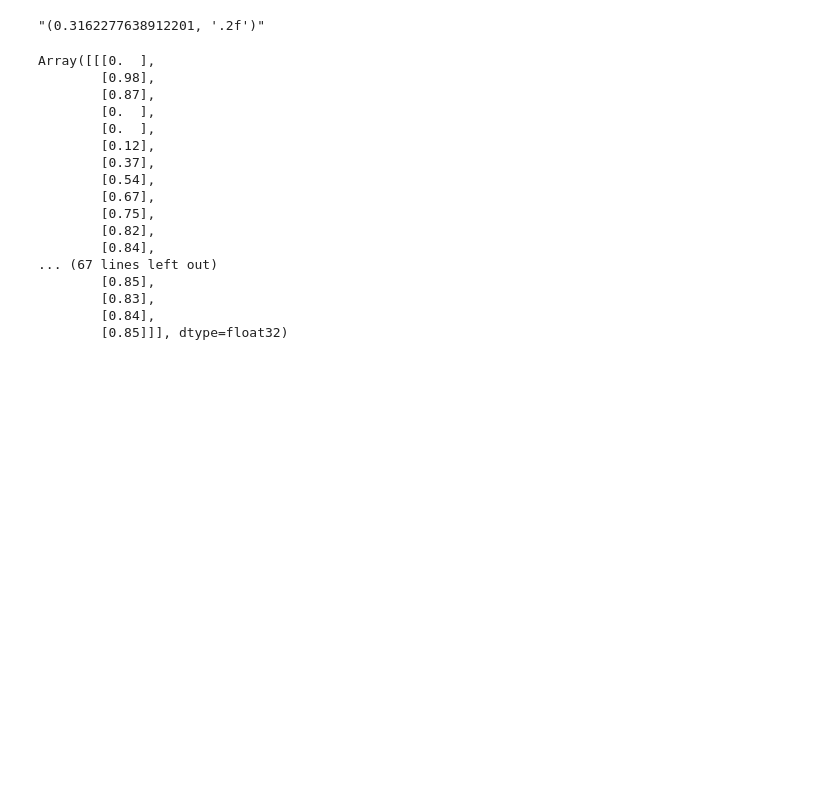
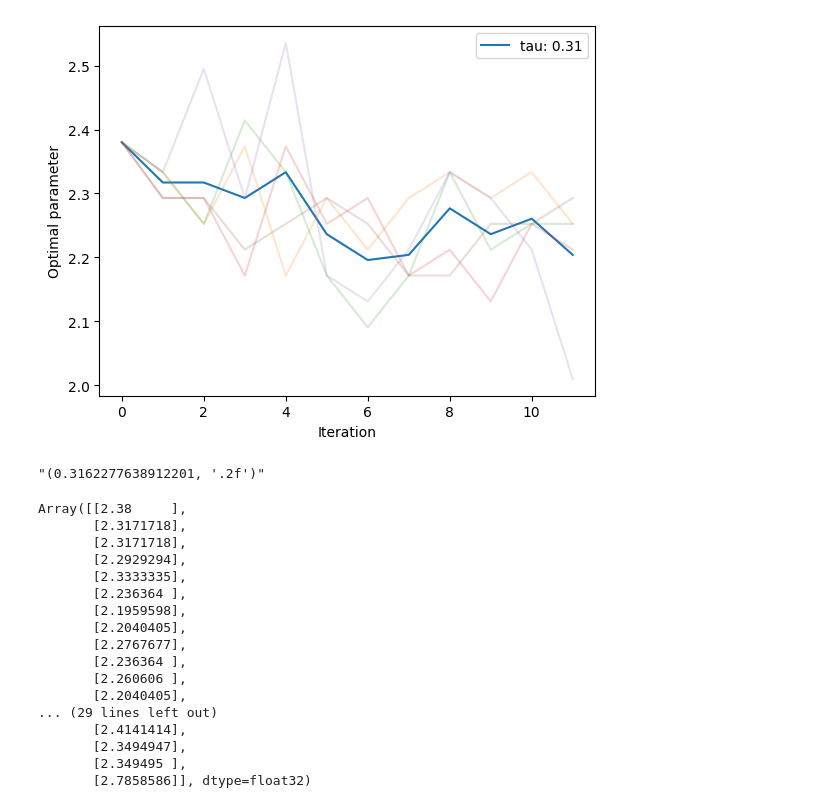
Before and after one commit to ylefay/adaptive_smc_tempering, a Jupyter notebook: adaptive_smc/experiments/optimal_parameter_ar_different_tau.ipynb, the cells around one changed output. Cells and saved outputs as stored; diff of their text form; code cells hidden in the pictures; blank space fills up the shorter version.

```diff
--- a/adaptive_smc/experiments/optimal_parameter_ar_different_tau.ipynb
+++ b/adaptive_smc/experiments/optimal_parameter_ar_different_tau.ipynb
@@ -32,24 +34,36 @@ plt.legend()
+# %%
+for idx in list_idx_rwmh:
+    max_before_tempering_is_one = int(jnp.min(jnp.argwhere(PKLs[idx]['res'][6]==1), axis=0)[1])
+    plt.plot(np.mean(PKLs[idx]['res'][2], axis=0)[:max_before_tempering_is_one], label=f'tau: {str(PKLs[idx]['config']['tau'])[:4]}')
+    for run in range(PKLs[idx]['res'][0].shape[0]):
+        plt.plot(PKLs[idx]['res'][2][run][:max_before_tempering_is_one], alpha=0.2)
+plt.ylabel("Optimal parameter")
+plt.xlabel("Iteration")
+plt.legend()
+plt.savefig("RW_optimal_parameter.png")
+# %% [output]
+[figure, added]
 # %%
 f"{float(PKLs[idx]['config']['tau']), '.2f'}"
 # %% [output]
 "(0.3162277638912201, '.2f')"
 # %%
-PKLs[idx]['res'][2]
+np.mean(PKLs[idx]['res'][2], axis=0)
 # %% [output]
-Array([[[0.  ],
-        [0.98],
-        [0.87],
-        [0.  ],
-        [0.  ],
-        [0.12],
-        [0.37],
-        [0.54],
-        [0.67],
-        [0.75],
-        [0.82],
-        [0.84],
-... (67 lines left out)
-        [0.85],
-        [0.83],
-        [0.84],
-        [0.85]]], dtype=float32)
+Array([[2.38     ],
+       [2.3171718],
+       [2.3171718],
+       [2.2929294],
+       [2.3333335],
+       [2.236364 ],
+       [2.1959598],
+       [2.2040405],
+       [2.2767677],
+       [2.236364 ],
+       [2.260606 ],
+       [2.2040405],
+... (29 lines left out)
+       [2.4141414],
+       [2.3494947],
+       [2.349495 ],
+       [2.7858586]], dtype=float32)
```
Also changed, not shown: parts of 1 cell of this notebook, 4 other files.
